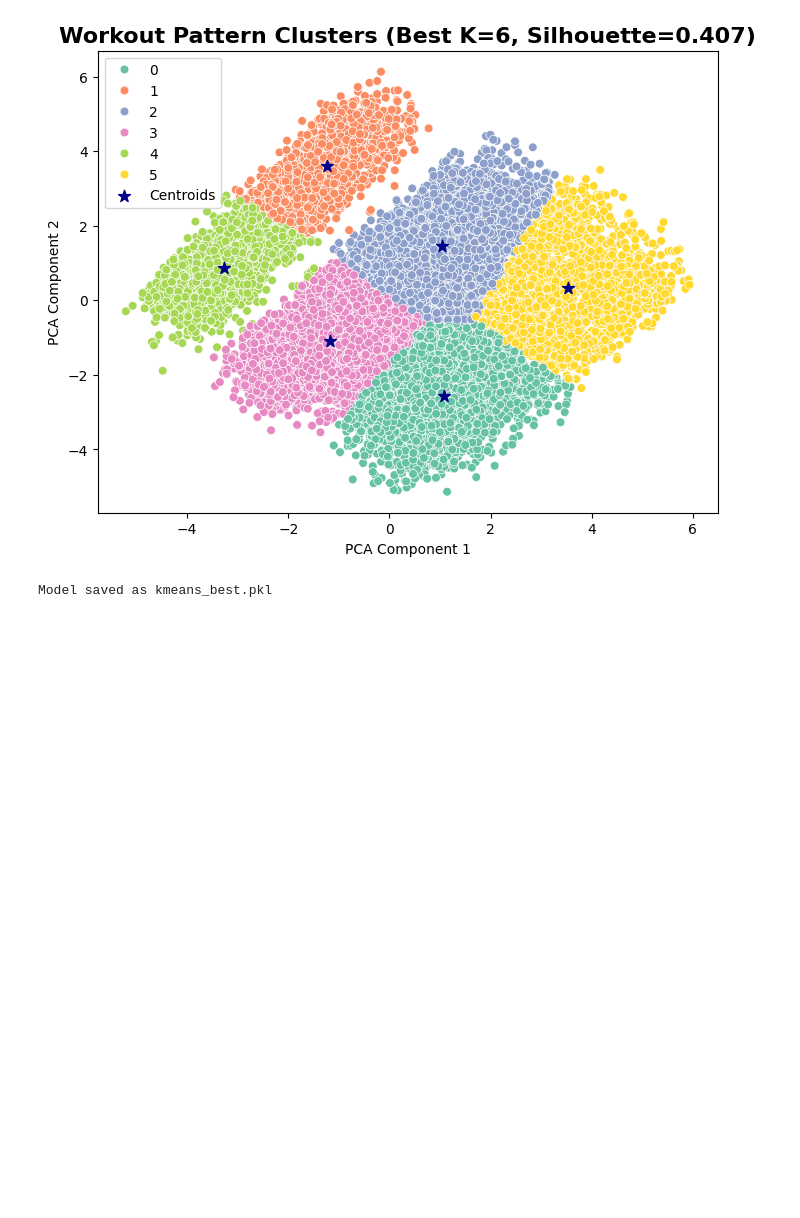
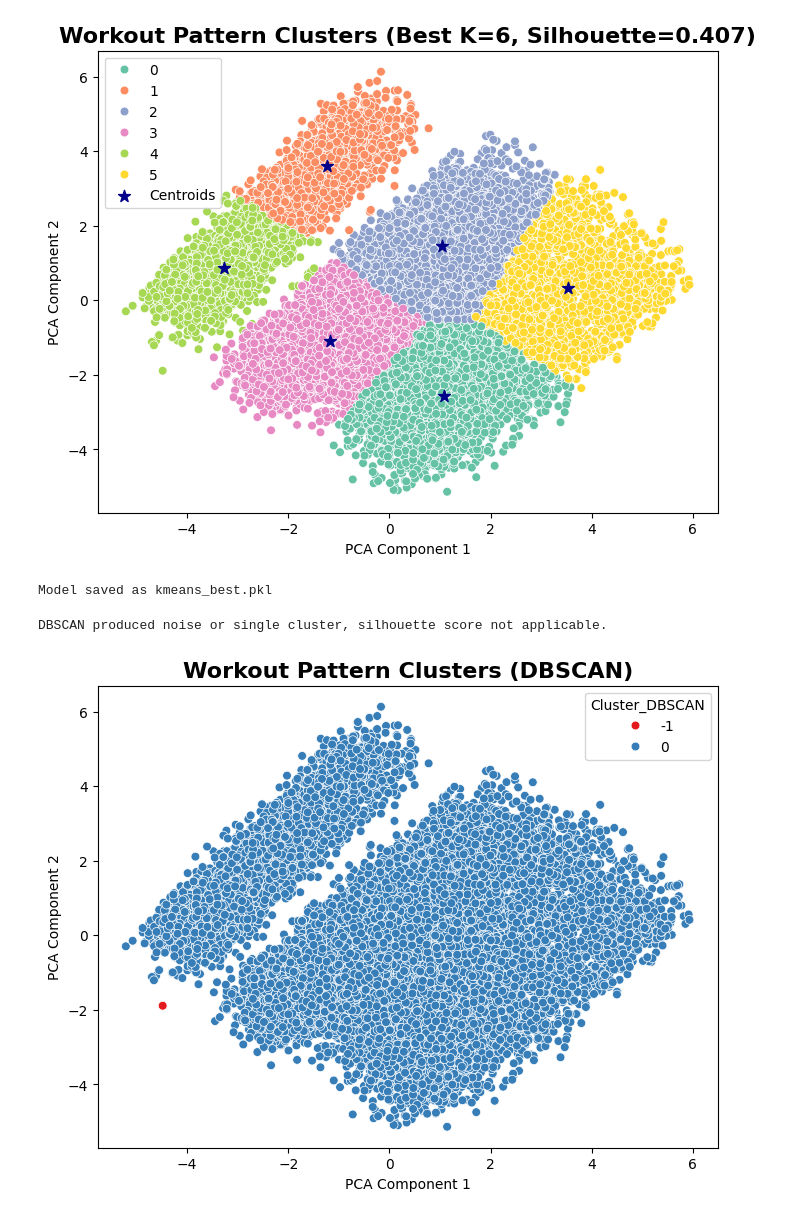
Before and after one commit to tejasreerani/Fitbit-_-Calorie-Burn-Prediction-Workout-Pattern-Clustering-Using-Fitbit-Data, a Jupyter notebook: Fitbit_Analysis.ipynb, the cells around one changed output. Saved outputs shown, nothing was run; the diff lists cells and outputs as text; code cells hidden in the pictures; blank space fills up the shorter version.

```diff
--- a/Fitbit_Analysis.ipynb
+++ b/Fitbit_Analysis.ipynb
@@ -582,3 +560,41 @@ with open("kmeans_best.pkl", "rb") as f:
 
 # Predict again using the loaded model
 new_labels = loaded_model.predict(pca_data)
+# %%
+# Add DBSCAN here after PCA
+dbscan = DBSCAN(eps=0.5, min_samples=5)  # tune eps & min_samples
+dbscan_labels = dbscan.fit_predict(pca_data)
+
+df["Cluster_DBSCAN"] = dbscan_labels
+
+# Evaluate DBSCAN (only if more than 1 cluster is found)
+if len(set(dbscan_labels)) > 1 and -1 not in set(dbscan_labels):
+    dbscan_score = silhouette_score(pca_data, dbscan_labels)
+    print("DBSCAN silhouette score:", round(dbscan_score, 3))
+else:
+    print("DBSCAN produced noise or single cluster, silhouette score not applicable.")
+# %% [output]
+DBSCAN produced noise or single cluster, silhouette score not applicable.
+# %%
+# Visualization
+
+import matplotlib.pyplot as plt
+import seaborn as sns
+
+plt.figure(figsize=(8,6))
+
+# Scatter plot of PCA data colored by DBSCAN cluster labels
+sns.scatterplot(
+    x=pca_data[:,0],
+    y=pca_data[:,1],
+    hue=df["Cluster_DBSCAN"],
+    palette="Set1",
+    s=40
+)
+
+plt.title("Workout Pattern Clusters (DBSCAN)", fontsize=16, fontweight="bold")
+plt.xlabel("PCA Component 1")
+plt.ylabel("PCA Component 2")
+plt.show()
+# %% [output]
+[figure, added]
```
Also changed, not shown: parts of 11 cells of this notebook, 2 other files.
